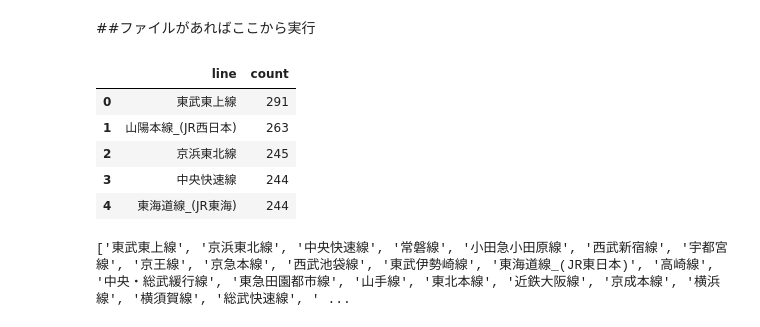
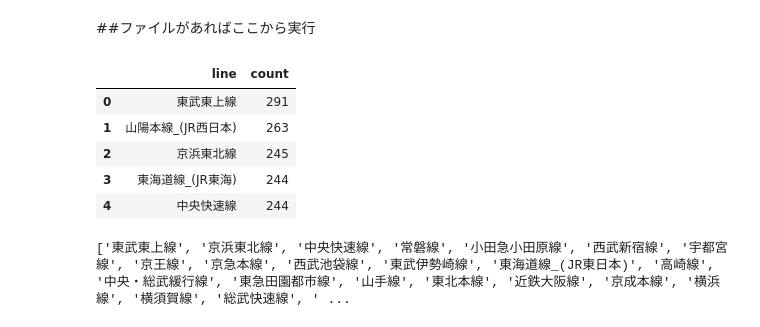
Before and after one commit to soichi-fujiwara/jupyter-notebook, a Jupyter notebook: Train_Accidents_Pred.ipynb, the cells around one changed output. Drawn from its saved outputs; the diff is of its cells as text; code cells hidden in the pictures.

```diff
--- a/Train_Accidents_Pred.ipynb
+++ b/Train_Accidents_Pred.ipynb
@@ -8,24 +8,24 @@ drive.mount('/content/drive/TrainAccident')
 # %%
 import pandas as pd
 
-df_ac = pd.read_csv("Accident_list.csv")
+df_ac = pd.read_csv("./drive/My Drive/TrainAccident/Accident_list.csv")
 
 #鉄道会社の人身事故発生順にソート
 df_line = df_ac["line"].value_counts().reset_index()
 
 #SeriseをDataFrameに変換
 col_name = ["line","count"]
 df_line = pd.DataFrame(df_line)
 
 df_line.columns = col_name
 df_line.head()
 # %% [output]
 |  | line | count |
 | 0 | 東武東上線 | 291 |
 | 1 | 山陽本線_(JR西日本) | 263 |
 | 2 | 京浜東北線 | 245 |
-| 3 | 中央快速線 | 244 |
-| 4 | 東海道線_(JR東海) | 244 |
+| 3 | 東海道線_(JR東海) | 244 |
+| 4 | 中央快速線 | 244 |
 # %%
 #件数は削除
 df_line = df_line.drop("count",axis=1)
```
Also changed, not shown: parts of 6 cells of this notebook.
